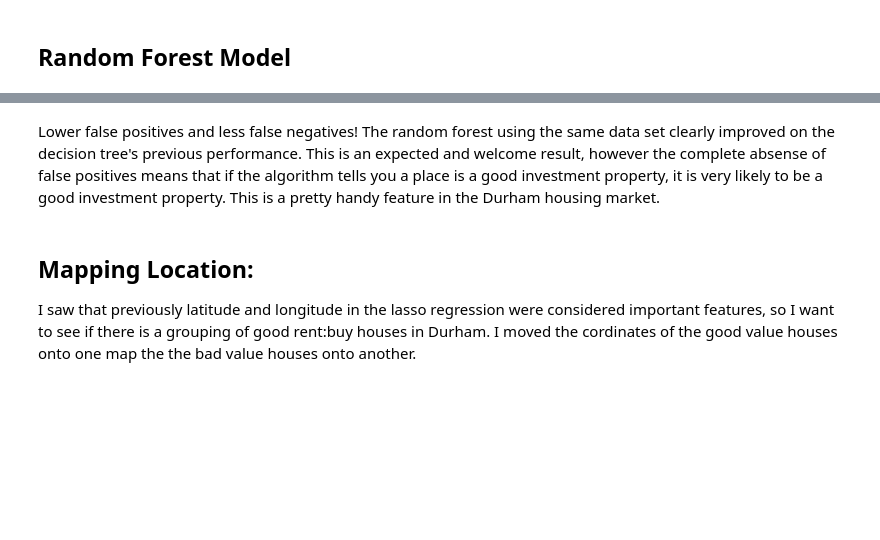
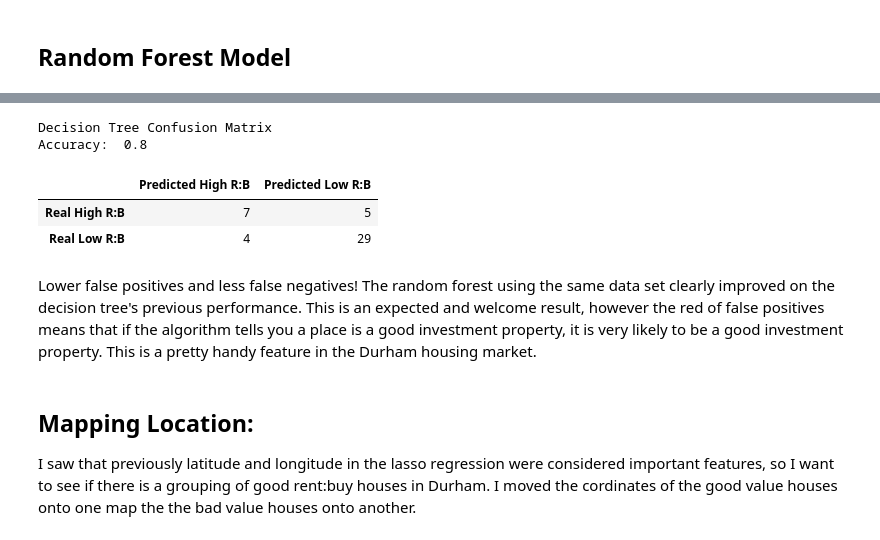
Before and after one commit to adampely/zillowHousingDataScrape, a Jupyter notebook: Data_incubator_presentation.ipynb, the cells around one changed output, grey strips where cells are left out. Saved outputs shown, nothing was run; the diff lists cells and outputs as text; code cells hidden in the pictures; blank space fills up the shorter version.

```diff
--- a/Data_incubator_presentation.ipynb
+++ b/Data_incubator_presentation.ipynb
@@ -231,5 +299,15 @@ print(sklearn.metrics.accuracy_score(tar_test, predictions))
+# %%
+print('Decision Tree Confusion Matrix')
+print('Accuracy: ', descisionTreeAccuracy)
+descisionTreeConfusion
+# %% [output]
+Decision Tree Confusion Matrix
+Accuracy:  0.8
+|  | Predicted High R:B | Predicted Low R:B |
+| Real High R:B | 7 | 5 |
+| Real Low R:B | 4 | 29 |
 # %% [markdown]
-Lower false positives and less false negatives! The random forest using the same data set clearly improved on the decision tree's previous performance. This is an expected and welcome result, however the complete absense of false positives means that if the algorithm tells you a place is a good investment property, it is very likely to be a good investment property. This is a pretty handy feature in the Durham housing market.
+Lower false positives and less false negatives! The random forest using the same data set clearly improved on the decision tree's previous performance. This is an expected and welcome result, however the red of false positives means that if the algorithm tells you a place is a good investment property, it is very likely to be a good investment property. This is a pretty handy feature in the Durham housing market.
 # %% [markdown]
 ## Mapping Location:
 I saw that previously latitude and longitude in the lasso regression were considered important features, so I want to see if there is a grouping of good rent:buy houses in Durham. I moved the cordinates of the good value houses onto one map the the bad value houses onto another.
```
Also changed, not shown: parts of 28 cells of this notebook.
